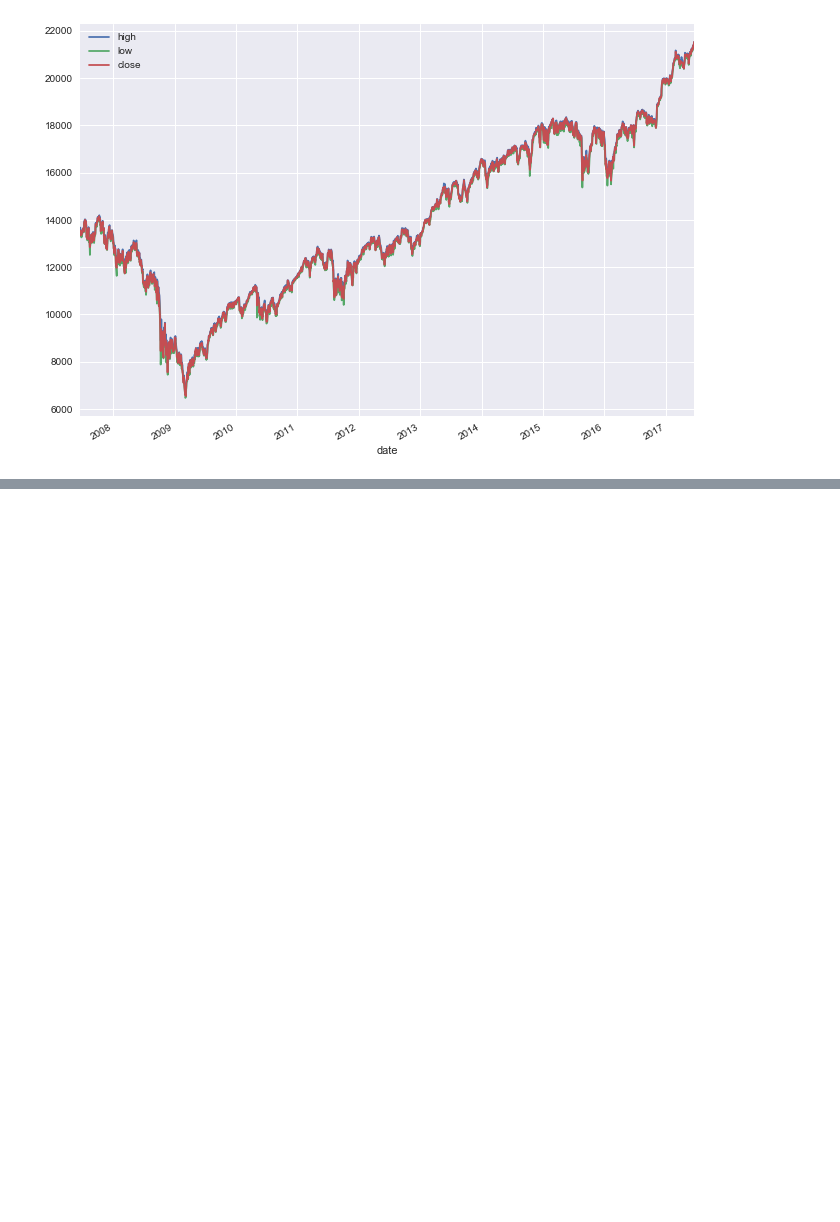
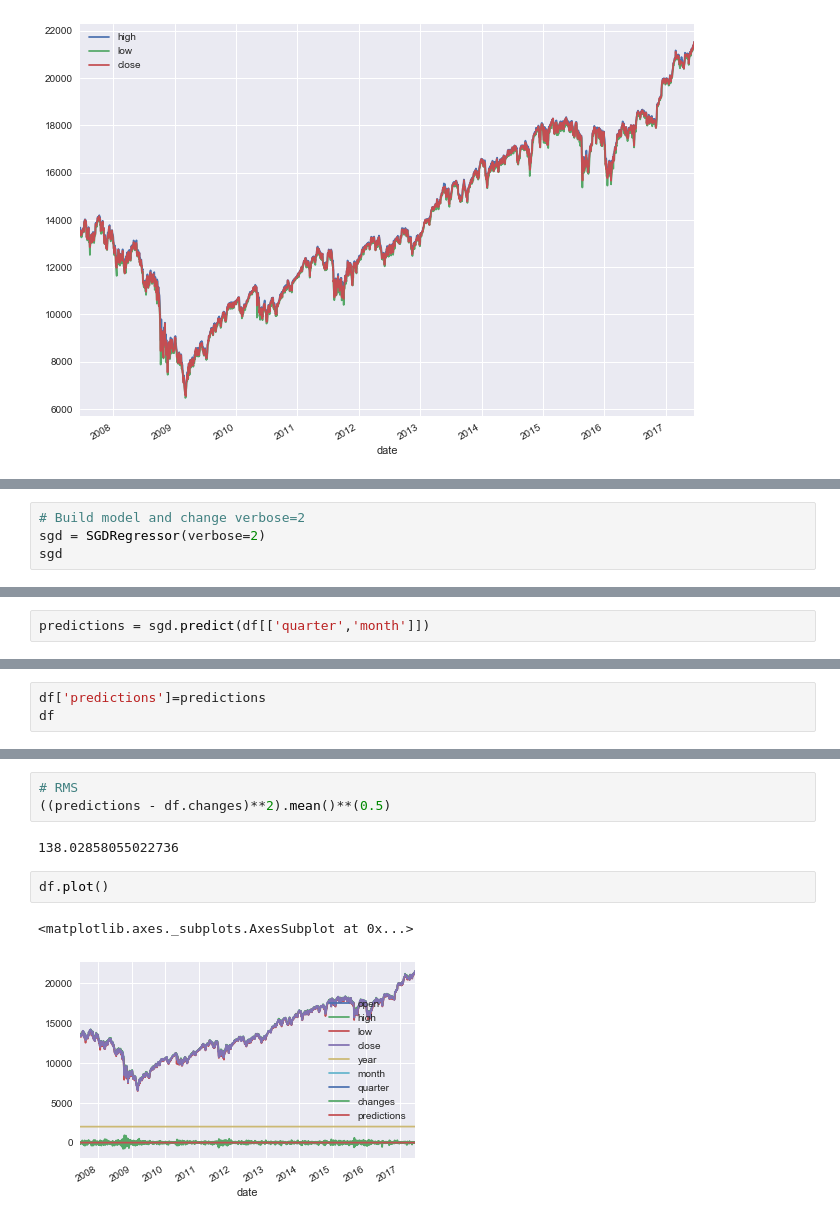
Before and after one commit to cmycherry/springboard, a Jupyter notebook: stock-prices/djiapredict.ipynb, the cells around one changed output, grey strips where cells are left out. Cells and saved outputs as stored; diff of their text form; blank space fills up the shorter version.

```diff
--- a/stock-prices/djiapredict.ipynb
+++ b/stock-prices/djiapredict.ipynb
@@ -89,0 +207,4 @@ NameError: name 'df' is not defined
+# %%
+# Build model and change verbose=2
+sgd = SGDRegressor(verbose=2)
+sgd
@@ -89,0 +233,2 @@ NameError: name 'df' is not defined
+# %%
+predictions = sgd.predict(df[['quarter','month']])
@@ -89,0 +240,3 @@ NameError: name 'df' is not defined
+# %%
+df['predictions']=predictions
+df
@@ -89,0 +263,10 @@ NameError: name 'df' is not defined
+# %%
+# RMS
+((predictions - df.changes)**2).mean()**(0.5)
+# %% [output]
+138.02858055022736
+# %%
+df.plot()
+# %% [output]
+<matplotlib.axes._subplots.AxesSubplot at 0x...>
+[figure, added]
```
Also changed, not shown: parts of 27 cells of this notebook.
